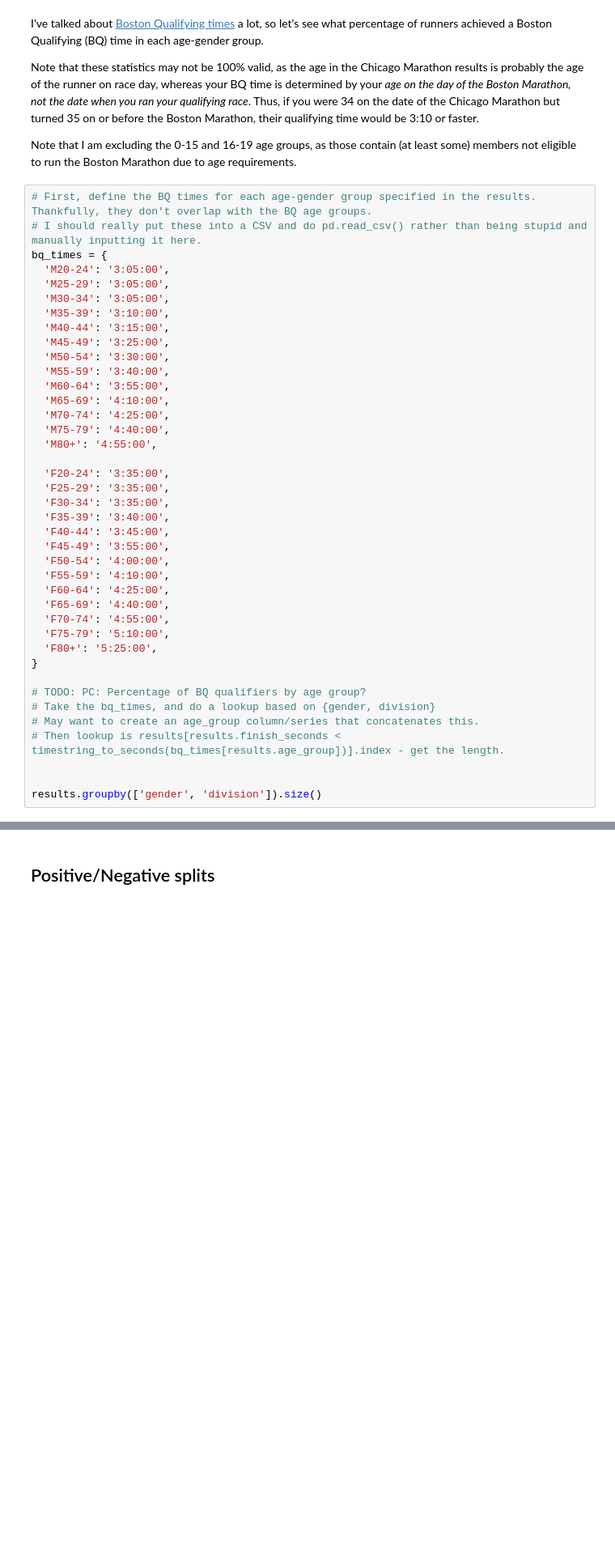
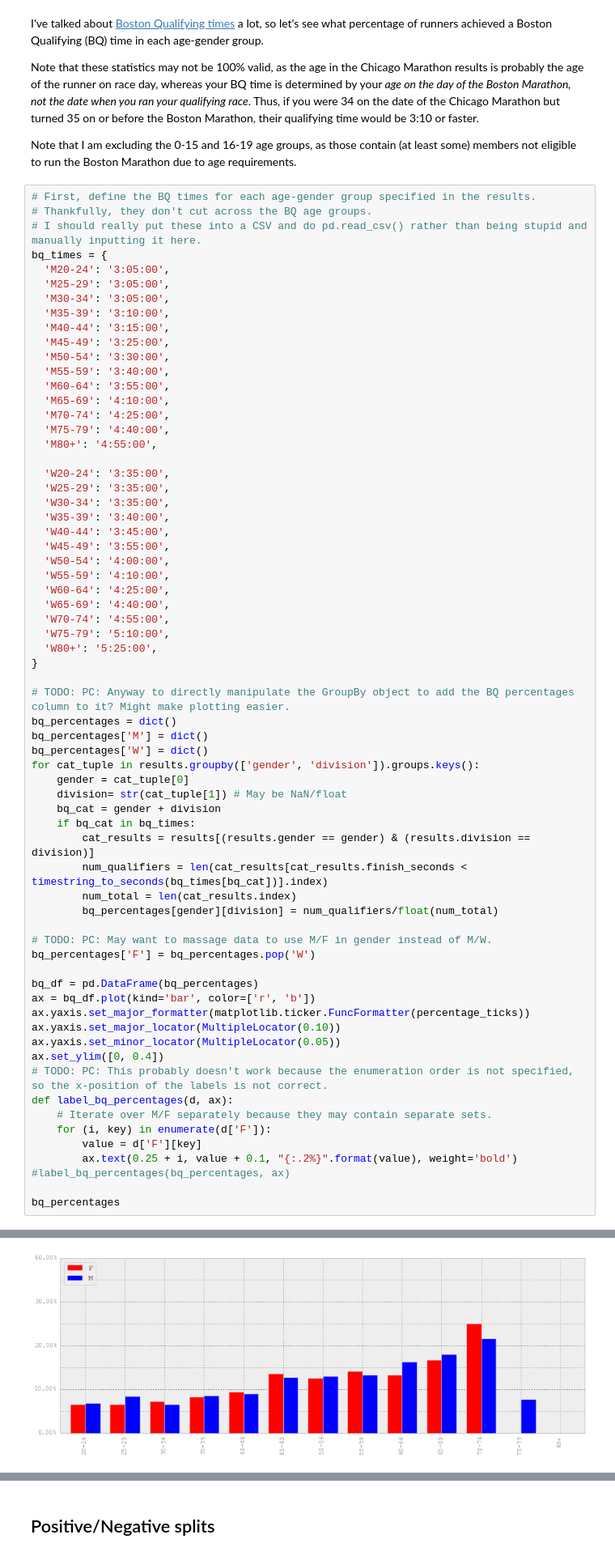
Before and after one commit to pchng/cm2013, a Jupyter notebook: 2013 Chicago Marathon Analysis.ipynb, the cells around one changed output, grey strips where cells are left out. Shown: that part at 81% size. Drawn from its saved outputs; the diff is of its cells as text; blank space fills up the shorter version.

Commit message:
BQ percentages.

```diff
--- a/2013 Chicago Marathon Analysis.ipynb
+++ b/2013 Chicago Marathon Analysis.ipynb
@@ -283,7 +283,8 @@ Note that these statistics may not be 100% valid, as the age in the Chicago Mara
 
 Note that I am excluding the 0-15 and 16-19 age groups, as those contain (at least some) members not eligible to run the Boston Marathon due to age requirements.
 # %%
-# First, define the BQ times for each age-gender group specified in the results. Thankfully, they don't overlap with the BQ age groups.
+# First, define the BQ times for each age-gender group specified in the results.
+# Thankfully, they don't cut across the BQ age groups.
 # I should really put these into a CSV and do pd.read_csv() rather than being stupid and manually inputting it here.
 bq_times = {
   'M20-24': '3:05:00',
@@ -300,26 +301,51 @@ bq_times = {
   'M75-79': '4:40:00',
   'M80+': '4:55:00',
 
-  'F20-24': '3:35:00',
-  'F25-29': '3:35:00',
-  'F30-34': '3:35:00',
-  'F35-39': '3:40:00',
-  'F40-44': '3:45:00',
-  'F45-49': '3:55:00',
-  'F50-54': '4:00:00',
-  'F55-59': '4:10:00',
-  'F60-64': '4:25:00',
-  'F65-69': '4:40:00',
-  'F70-74': '4:55:00',
-  'F75-79': '5:10:00',
-  'F80+': '5:25:00',
+  'W20-24': '3:35:00',
+  'W25-29': '3:35:00',
+  'W30-34': '3:35:00',
+  'W35-39': '3:40:00',
+  'W40-44': '3:45:00',
+  'W45-49': '3:55:00',
+  'W50-54': '4:00:00',
+  'W55-59': '4:10:00',
+  'W60-64': '4:25:00',
+  'W65-69': '4:40:00',
+  'W70-74': '4:55:00',
+  'W75-79': '5:10:00',
+  'W80+': '5:25:00',
 }
 
-# TODO: PC: Percentage of BQ qualifiers by age group?
-# Take the bq_times, and do a lookup based on {gender, division}
-# May want to create an age_group column/series that concatenates this.
-# Then lookup is results[results.finish_seconds < timestring_to_seconds(bq_times[results.age_group])].index - get the length.
+# TODO: PC: Anyway to directly manipulate the GroupBy object to add the BQ percentages column to it? Might make plotting easier.
+bq_percentages = dict()
+bq_percentages['M'] = dict()
+bq_percentages['W'] = dict()
+for cat_tuple in results.groupby(['gender', 'division']).groups.keys():
+    gender = cat_tuple[0]
+    division= str(cat_tuple[1]) # May be NaN/float
+    bq_cat = gender + division
+    if bq_cat in bq_times:
+        cat_results = results[(results.gender == gender) & (results.division == division)]
+        num_qualifiers = len(cat_results[cat_results.finish_seconds < timestring_to_seconds(bq_times[bq_cat])].index)
+        num_total = len(cat_results.index)
+        bq_percentages[gender][division] = num_qualifiers/float(num_total)
 
+# TODO: PC: May want to massage data to use M/F in gender instead of M/W.
+bq_percentages['F'] = bq_percentages.pop('W')
 
-results.groupby(['gender', 'division']).size()
+bq_df = pd.DataFrame(bq_percentages)
+ax = bq_df.plot(kind='bar', color=['r', 'b'])
+ax.yaxis.set_major_formatter(matplotlib.ticker.FuncFormatter(percentage_ticks))
+ax.yaxis.set_major_locator(MultipleLocator(0.10))
+ax.yaxis.set_minor_locator(MultipleLocator(0.05))
+ax.set_ylim([0, 0.4])
+# TODO: PC: This probably doesn't work because the enumeration order is not specified, so the x-position of the labels is not correct.
+def label_bq_percentages(d, ax):
+    # Iterate over M/F separately because they may contain separate sets.
+    for (i, key) in enumerate(d['F']):
+        value = d['F'][key]
+        ax.text(0.25 + i, value + 0.1, "{:.2%}".format(value), weight='bold')
+#label_bq_percentages(bq_percentages, ax)
+
+bq_percentages
 # %% [output]
@@ -342,0 +369 @@ dtype: int64
+[figure, added]
```
Also changed, not shown: parts of 2 cells of this notebook.
